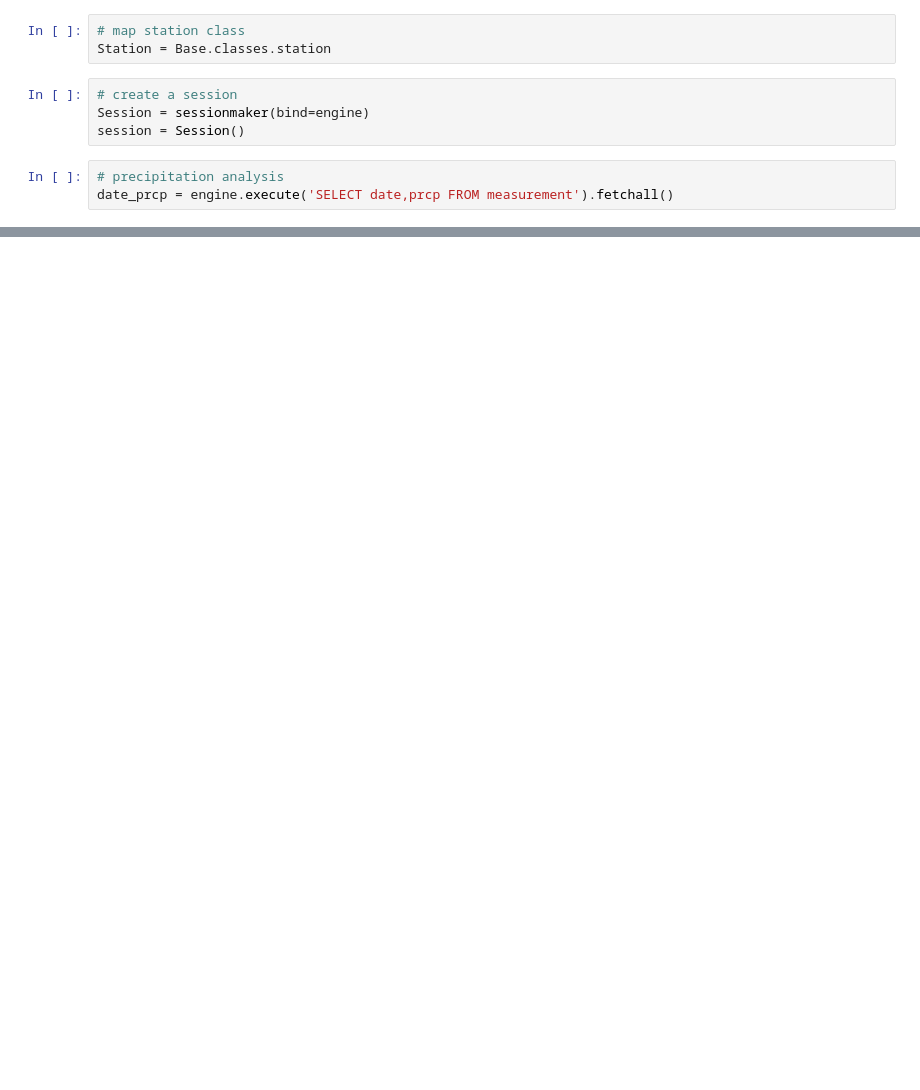
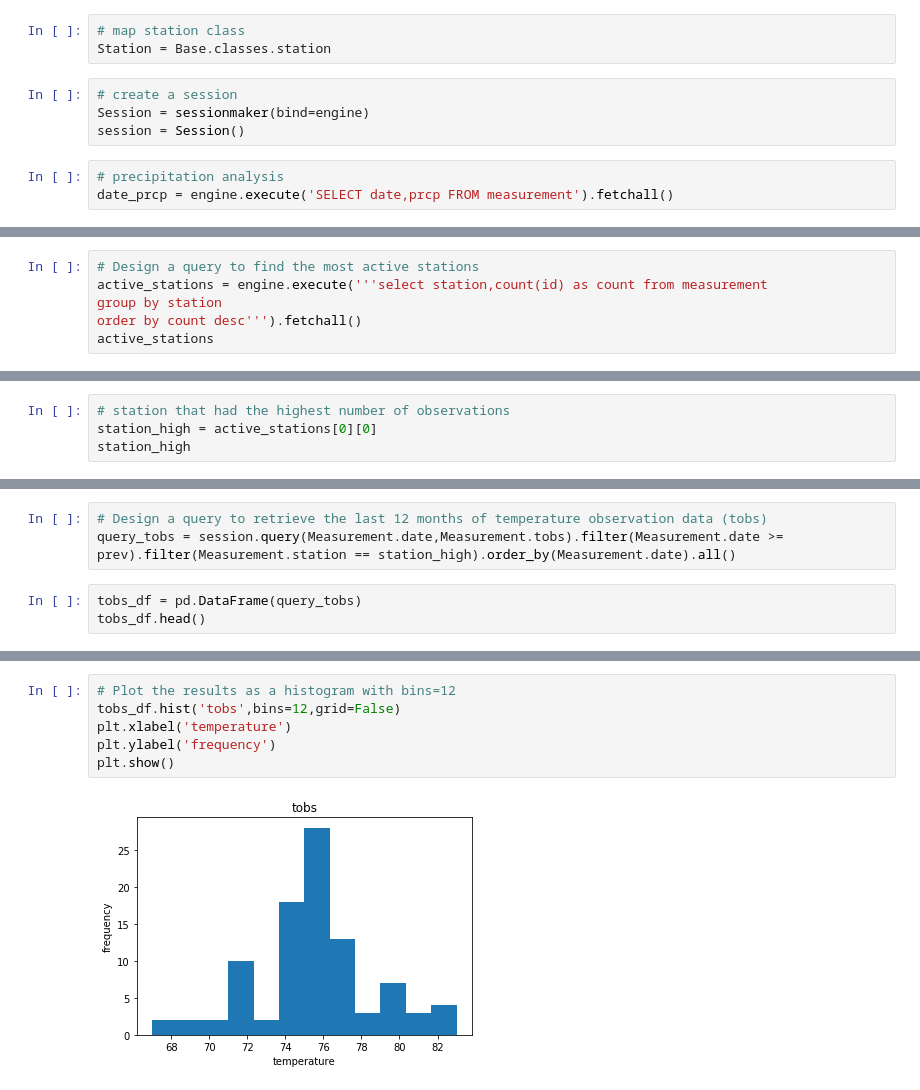
Before and after one commit to bikaspi/sqlite, a Jupyter notebook: climate_analysis.ipynb, the cells around one changed output, grey strips where cells are left out. Saved outputs shown, nothing was run; the diff lists cells and outputs as text; blank space fills up the shorter version.

```diff
--- a/climate_analysis.ipynb
+++ b/climate_analysis.ipynb
@@ -54,0 +69,6 @@ query_df.describe()
+# %%
+# Design a query to find the most active stations
+active_stations = engine.execute('''select station,count(id) as count from measurement
+group by station
+order by count desc''').fetchall()
+active_stations
@@ -54,0 +85,4 @@ query_df.describe()
+# %%
+# station that had the highest number of observations
+station_high = active_stations[0][0]
+station_high
@@ -54,0 +91,6 @@ query_df.describe()
+# %%
+# Design a query to retrieve the last 12 months of temperature observation data (tobs)
+query_tobs = session.query(Measurement.date,Measurement.tobs).filter(Measurement.date >= prev).filter(Measurement.station == station_high).order_by(Measurement.date).all()
+# %%
+tobs_df = pd.DataFrame(query_tobs)
+tobs_df.head()
@@ -54,0 +104,8 @@ query_df.describe()
+# %%
+# Plot the results as a histogram with bins=12
+tobs_df.hist('tobs',bins=12,grid=False)
+plt.xlabel('temperature')
+plt.ylabel('frequency')
+plt.show()
+# %% [output]
+[figure, added]
```
Also changed, not shown: parts of 14 cells of this notebook, 3 other files.
